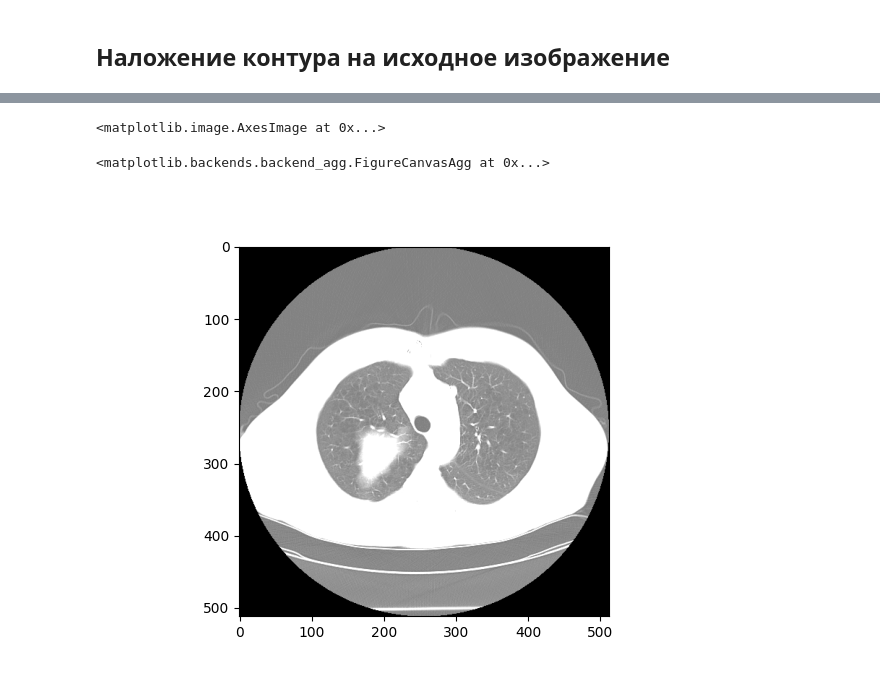
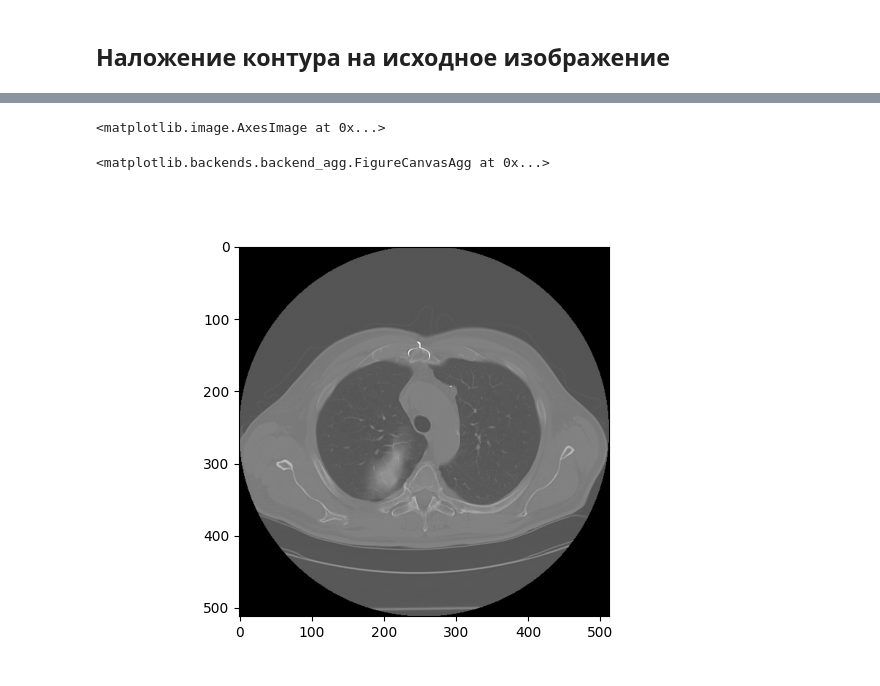
Before and after one commit to Ornstein89/Leaders2022_Hack_Foxhound, a Jupyter notebook: generator_simple/generator_simple.ipynb, the cells around one changed output, grey strips where cells are left out. Cells and saved outputs as stored; diff of their text form; code cells hidden in the pictures.

Commit message:
save dicom generator_simple

```diff
--- a/generator_simple/generator_simple.ipynb
+++ b/generator_simple/generator_simple.ipynb
@@ -364,33 +387,73 @@ def add_nodule(src, coord=(150, 250), size=(100,100)):
         coord - координаты (x, y) центра узла, пиксели, от левого верхнего угла
         size - размеры узла, пиксели, (ширина, высота)
     """
+    wc = 0 # центр окна яркости опухоли
+    ww = 1500  # ширина окна яркости опухоли
+    image_shift = src.min()
+    print("image_shift = ", image_shift)
+    image_begin =  wc - ww / 2
+    image_end =  wc + ww / 2
 
     random_contour_nparray = filled_random_contour(n=7, scale = 1, rad = 0.2, edgy = 0.05)
+    orig_shape = random_contour_nparray.shape
     # plt.figure()
     # plt.imshow(random_contour_nparray, cmap=plt.cm.gray)
     GRF_mask_nparray = create_GRF_mask(random_contour_nparray.shape, rng = (0.1,10.0), scale = 50)
     random_contour_blurred_diplib = dip.AdaptiveGauss(random_contour_nparray, [0, GRF_mask_nparray], sigmas=[11])
-    random_contour_blurred_array = np.asarray(random_contour_blurred_diplib, dtype=np.uint8)
+    random_contour_blurred_array = np.asarray(random_contour_blurred_diplib, dtype=np.int16)
+    print("blurred = ", random_contour_blurred_array.min(), random_contour_blurred_array.max())
+    random_contour_blurred_array = random_contour_blurred_array.flatten()
+    print("flatten = ", random_contour_blurred_array.min(), random_contour_blurred_array.max())
+    random_contour_blurred_array = minmax_scale(random_contour_blurred_array, feature_range=(0, ww))
+    print("minmax_scale = ", random_contour_blurred_array.min(), random_contour_blurred_array.max())
+    random_contour_blurred_array = random_contour_blurred_array.reshape(orig_shape).astype(dtype=np.int16)
+    print("reshape = ", random_contour_blurred_array)
     #TODO вписать сгенерированный контур в size
-    random_contour_blurred_array = np.invert(random_contour_blurred_array)
-    ret,alpha_mask = cv2.threshold(random_contour_blurred_array,1,255,cv2.THRESH_BINARY)
+    # random_contour_blurred_array = np.invert(random_contour_blurred_array)
+    random_contour_blurred_array = random_contour_blurred_array.max() - random_contour_blurred_array
+    print("2 = ", random_contour_blurred_array)
+    # ret,alpha_mask = cv2.threshold(random_contour_blurred_array,1,255,cv2.THRESH_BINARY)
     random_contour_resized = cv2.resize(random_contour_blurred_array, size, interpolation = cv2.INTER_AREA)
-    random_contour_resized = np.array(0.9 * random_contour_resized, dtype=np.uint8)
-    alpha_mask_resized = cv2.threshold(cv2.resize(alpha_mask, size, interpolation = cv2.INTER_AREA),1,255,cv2.THRESH_BINARY)
-
+    print("3 = ", random_contour_resized)
+    random_contour_resized = np.array(0.9 * random_contour_resized, dtype = np.int16)
+    print("4 = ", random_contour_resized)
+    # alpha_mask_resized = cv2.threshold(cv2.resize(alpha_mask, size, interpolation = cv2.INTER_AREA),1,255,cv2.THRESH_BINARY)
+    src = src + np.abs(image_shift)
     roi = src[coord[1]:coord[1]+size[1], coord[0]:coord[0]+size[0]]
     dst = cv2.add(roi,random_contour_resized)
     src[coord[1]:coord[1]+size[1], coord[0]:coord[0]+size[0]] = dst
     # cv.bitwise_and(src[],random_contour_resized,mask = alpha_mask_resized)
     result = None
-    return src
+    return src - np.abs(image_shift)
 
 filename = "1-18.dcm"
-displayed_matrix_8bit = image_from_dicom(filename=filename, wc=0)
-result = add_nodule(displayed_matrix_8bit)
+# displayed_matrix = image_from_dicom(filename=filename, wc=0)
+dicom_file = dcmread(filename)
+result = add_nodule(dicom_file.pixel_array)
+newfileMeta = pydicom.Dataset()
+newfileMeta = dicom_file.file_meta
+
+newds = pydicom.Dataset()
+newds.file_meta = newfileMeta
+
+newds.Rows = result.shape[0]
+newds.Columns = result.shape[1]
+newds.NumberOfFrames = 1
+
+newds.PixelSpacing = dicom_file.PixelSpacing # in mm
+newds.SliceThickness = dicom_file.SliceThickness # in mm
+
+newds.BitsAllocated = dicom_file.BitsAllocated
+newds.PixelRepresentation = dicom_file.PixelRepresentation
+newds.SamplesPerPixel = dicom_file.SamplesPerPixel
+newds.PhotometricInterpretation = dicom_file.PhotometricInterpretation
+newds.BitsStored = dicom_file.BitsStored
+newds.PixelData = result.tobytes()
+newds.save_as('newimage.dcm', write_like_original=False)
+
+
+dicom_file = dcmread('newimage.dcm')
 # result
 plt.figure()
-plt.imshow(result, cmap=plt.cm.gray)
-# plt.figure()
-# plt.imshow(thresh, cmap=plt.cm.gray)
+plt.imshow(dicom_file.pixel_array, cmap=plt.cm.gray)
 # %% [output]
@@ -399,3 +477,3 @@ max =  4095
 <matplotlib.image.AxesImage at 0x...>
 <matplotlib.backends.backend_agg.FigureCanvasAgg at 0x...>
-[figure, old version]
+[figure, new version]
```
Also changed, not shown: parts of 9 cells of this notebook, 1 other file.
